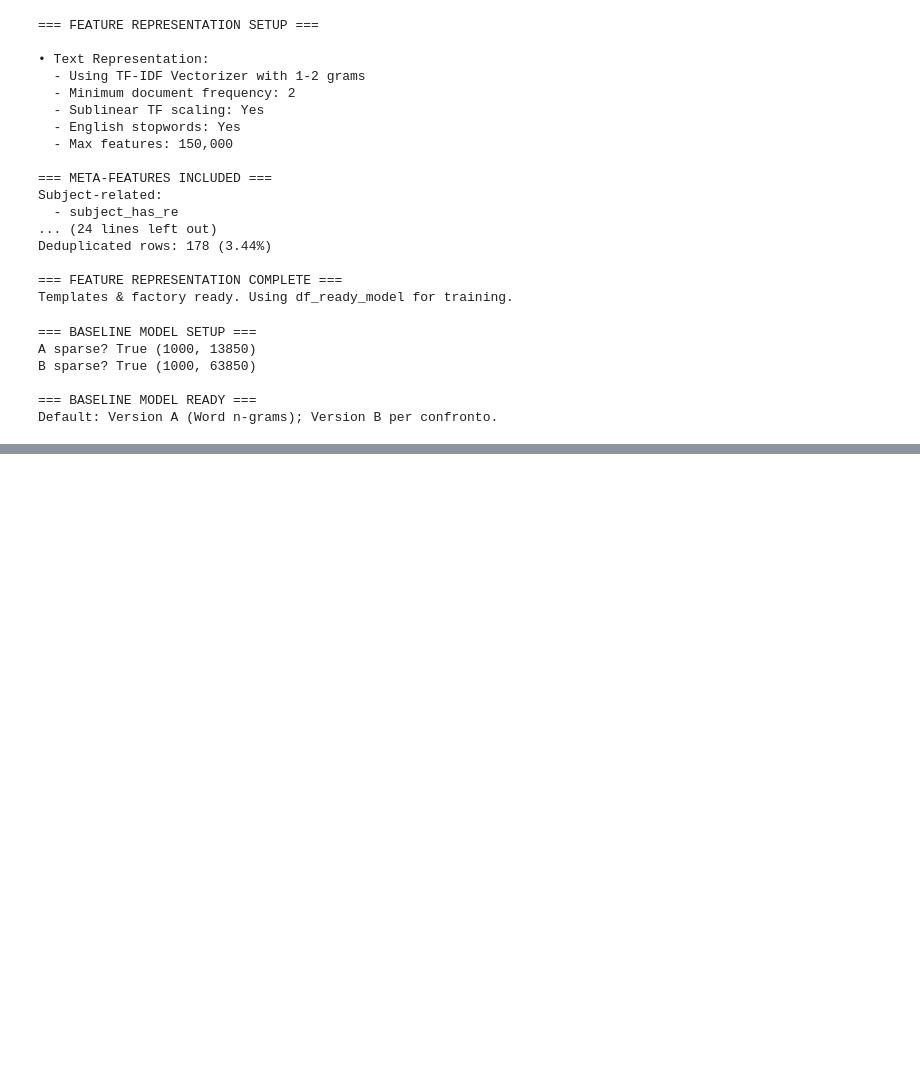
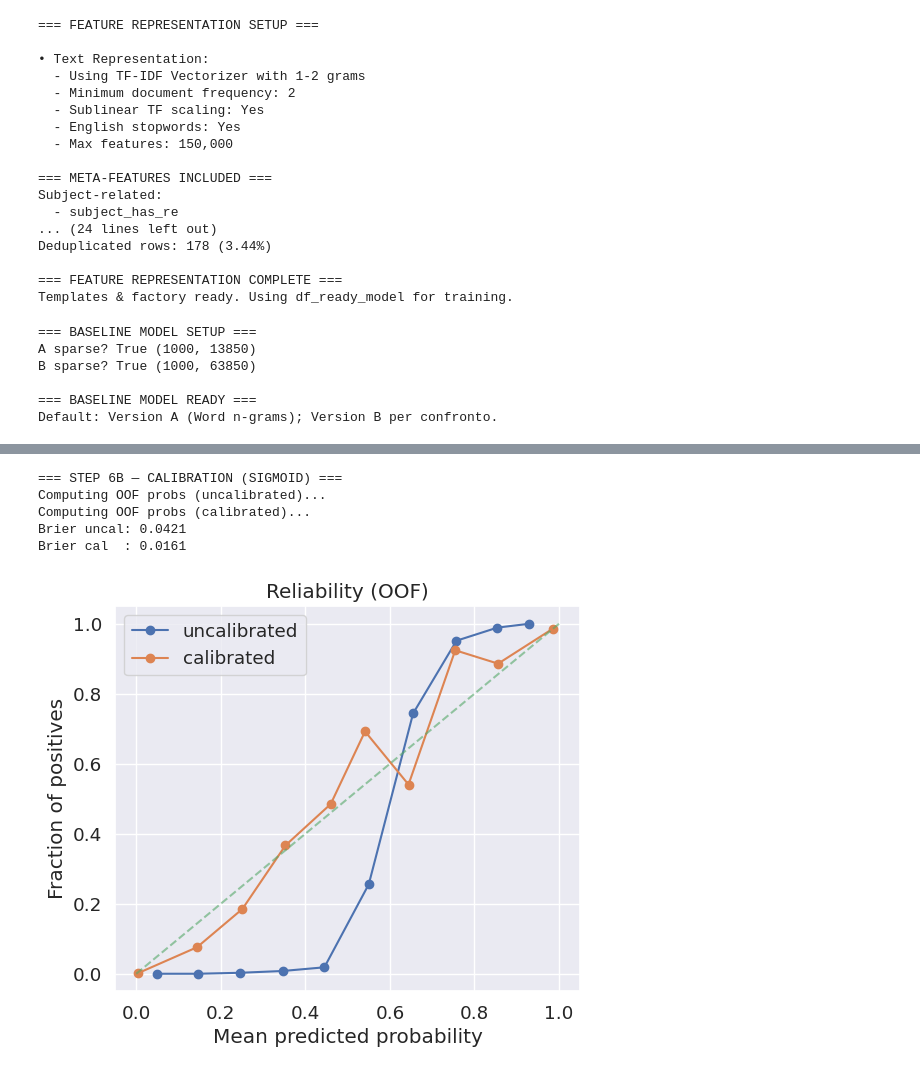
Before and after one commit to LorenzoVu/Anti-spam-software, a Jupyter notebook: anti_spam_filter.ipynb, the cells around one changed output, grey strips where cells are left out. Cells and saved outputs as stored; diff of their text form; code cells hidden in the pictures; blank space fills up the shorter version.

```diff
--- a/anti_spam_filter.ipynb
+++ b/anti_spam_filter.ipynb
@@ -1466,0 +2728,52 @@ print("\n=== CV COMPLETE ===")
+# %%
+# Cell 6B — Probability Calibration (CV OOF) — REUSES YOUR BUILDERS
+
+print("=== STEP 6B — CALIBRATION (SIGMOID) ===")
+
+import numpy as np, matplotlib.pyplot as plt
+from sklearn.calibration import CalibratedClassifierCV, calibration_curve
+from sklearn.metrics import brier_score_loss
+from sklearn.model_selection import StratifiedKFold
+from sklearn.pipeline import Pipeline
+
+assert "BEST_PIPELINE_NAME" in globals(), "Run Cell 6A to select BEST_PIPELINE_NAME."
+
+pipe_uncal = build_pipeline_by_name(BEST_PIPELINE_NAME, calibrated=False)
+pipe_cal   = build_pipeline_by_name(BEST_PIPELINE_NAME, calibrated=True)
+
+X = df_ready_model.drop(columns=["label_num"])
+y = df_ready_model["label_num"].values
+cv = StratifiedKFold(n_splits=5, shuffle=True, random_state=42)
+
+def oof_proba(pipe, X, y, cv):
+    oof = np.zeros(len(X), dtype=float)
+    for tr, va in cv.split(X, y):
+        X_tr, X_va = X.iloc[tr], X.iloc[va]
+        y_tr = y[tr]
+        pipe.fit(X_tr, y_tr)
+        oof[va] = pipe.predict_proba(X_va)[:, 1]
+    return oof
+
+print("Computing OOF probs (uncalibrated)...")
+oof_uncal = oof_proba(pipe_uncal, X, y, cv)
+print("Computing OOF probs (calibrated)...")
+oof_cal   = oof_proba(pipe_cal, X, y, cv)
+
+print(f"Brier uncal: {brier_score_loss(y, oof_uncal):.4f}")
+print(f"Brier cal  : {brier_score_loss(y, oof_cal):.4f}")
+
+# Reliability
+plt.figure(figsize=(6,5))
+for proba, label in [(oof_uncal, "uncalibrated"), (oof_cal, "calibrated")]:
+    frac_pos, mean_pred = calibration_curve(y, proba, n_bins=10, strategy="uniform")
+    plt.plot(mean_pred, frac_pos, marker="o", label=label)
+plt.plot([0,1],[0,1], '--', alpha=0.6)
+plt.xlabel("Mean predicted probability"); plt.ylabel("Fraction of positives")
+plt.title("Reliability (OOF)"); plt.legend(); plt.show()
+# %% [output]
+=== STEP 6B — CALIBRATION (SIGMOID) ===
+Computing OOF probs (uncalibrated)...
+Computing OOF probs (calibrated)...
+Brier uncal: 0.0421
+Brier cal  : 0.0161
+[figure, added]
```
Also changed, not shown: parts of 21 cells of this notebook, 7 other files.
